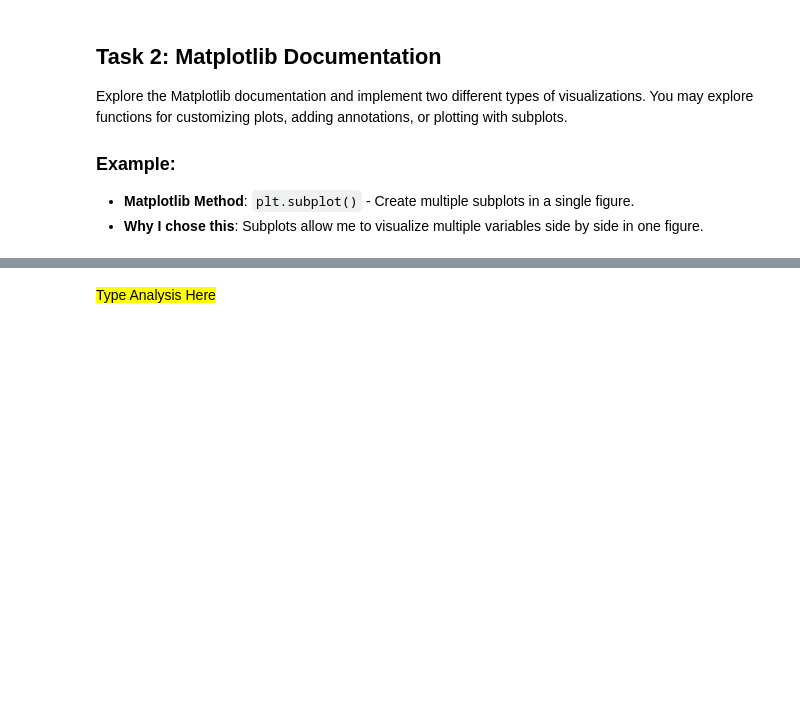
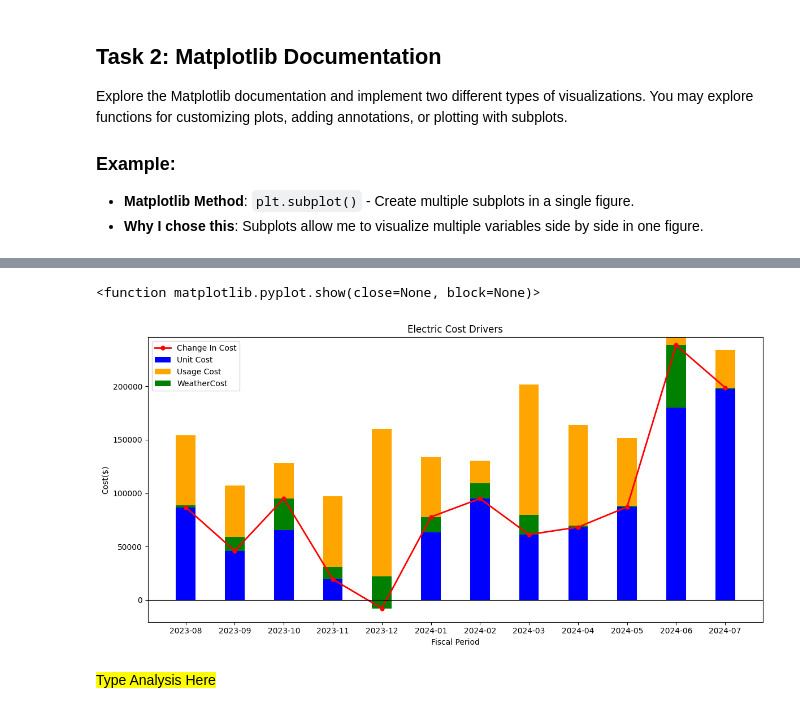
Before and after one commit to Scarlettsky0218/Scarlett-MSBA601, a Jupyter notebook: MSBA 601 Fund Tech for Bus Analytics/scarlett/Week9/documentation.ipynb, the cells around one changed output, grey strips where cells are left out. Saved outputs shown, nothing was run; the diff lists cells and outputs as text; code cells hidden in the pictures; blank space fills up the shorter version.

```diff
--- a/MSBA 601 Fund Tech for Bus Analytics/scarlett/Week9/documentation.ipynb
+++ b/MSBA 601 Fund Tech for Bus Analytics/scarlett/Week9/documentation.ipynb
@@ -65,2 +154,33 @@ Explore the Matplotlib documentation and implement two different types of visual
+# %%
+import pandas as pd
+import matplotlib.pyplot as plt
+df_Cost_Drivers = pd.read_csv('Electric Cost Drivers.csv')
+
+df_Cost_Drivers['UnitCost'] = df_Cost_Drivers['UnitCost'].replace({'\$':'', '\(': '-','\)': ''},regex=True).astype(float)
+df_Cost_Drivers['UsageCost'] = df_Cost_Drivers['UsageCost'].replace({'\$':'', '\(': '-','\)': ''},regex=True).astype(float)
+df_Cost_Drivers['WeatherCost'] = df_Cost_Drivers['WeatherCost'].replace({'\$':'', '\(': '-','\)': ''},regex=True).astype(float)
+df_Cost_Drivers['Change In Cost'] = df_Cost_Drivers['Change In Cost'].replace({'\$':'', '\(': '-','\)': ''},regex=True).astype(float)
+df_Cost_Drivers['FiscalPeriod'] = pd.to_datetime(df_Cost_Drivers['FiscalPeriod'])
+df_Cost_Drivers.set_index('FiscalPeriod', inplace=True)
+plt.figure(figsize=(12,6))
+bar_width = 0.4
+x = range(len(df_Cost_Drivers))
+plt.bar(x, df_Cost_Drivers['UnitCost'], width=bar_width, label='Unit Cost', color='blue', align='center')
+plt.bar(x, df_Cost_Drivers['UsageCost'], width=bar_width, label='Usage Cost', color='orange', bottom=df_Cost_Drivers['UnitCost'], align='center')
+plt.bar(x, df_Cost_Drivers['WeatherCost'], width=bar_width, label='WeatherCost', color='green',bottom=df_Cost_Drivers['UnitCost'] + df_Cost_Drivers['UsageCost'], align='center')
+
+
+plt.plot(x, df_Cost_Drivers['Change In Cost'], label='Change In Cost', color='red', marker='o', linewidth=2, markersize=5)
+plt.xlabel('Fiscal Period')
+plt.ylabel('Cost($)')
+plt.title('Electric Cost Drivers')
+plt.xticks(x,df_Cost_Drivers.index.strftime('%Y-%m'))
+plt.axhline(0, color='black', linewidth=0.8)
+plt.legend()
+plt.tight_layout()
+plt.show()
+# %% [output]
+<function matplotlib.pyplot.show(close=None, block=None)>
+[figure, added]
 # %% [markdown]
 <mark>Type Analysis Here</mark>
```
Also changed, not shown: parts of 7 cells of this notebook, 11 other files.
